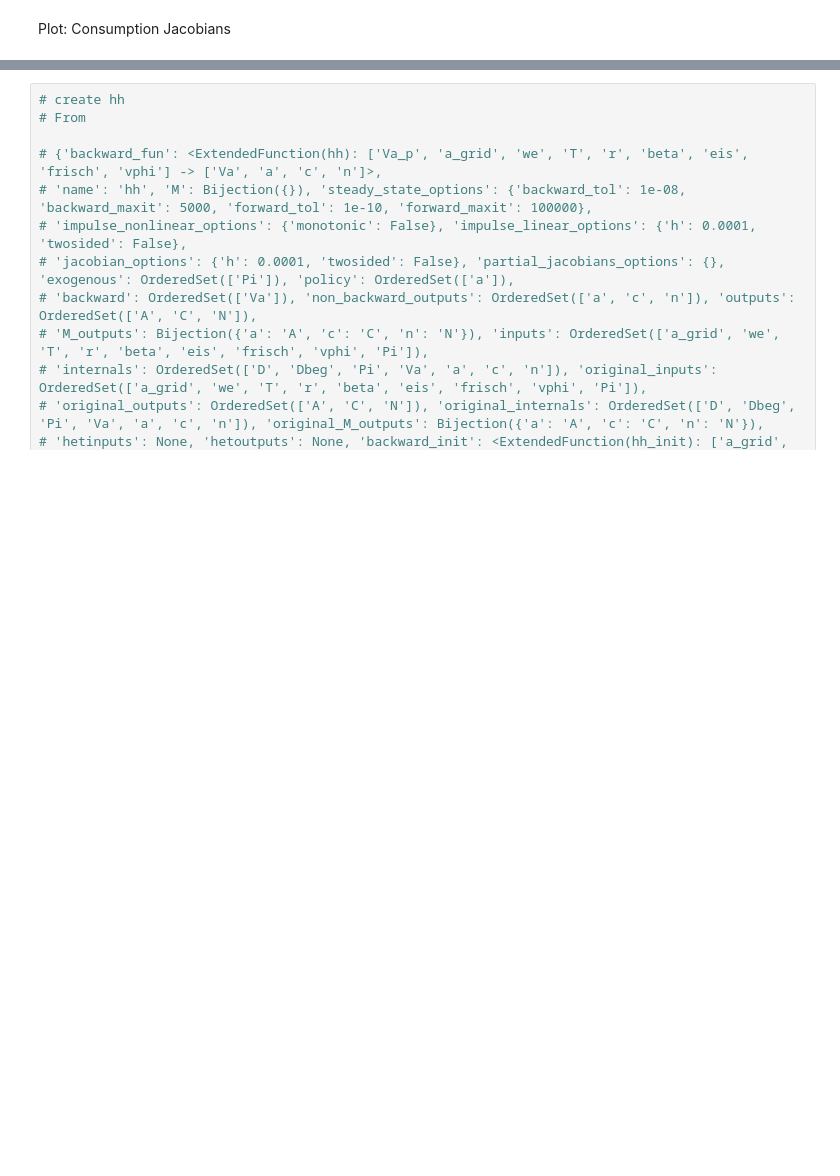
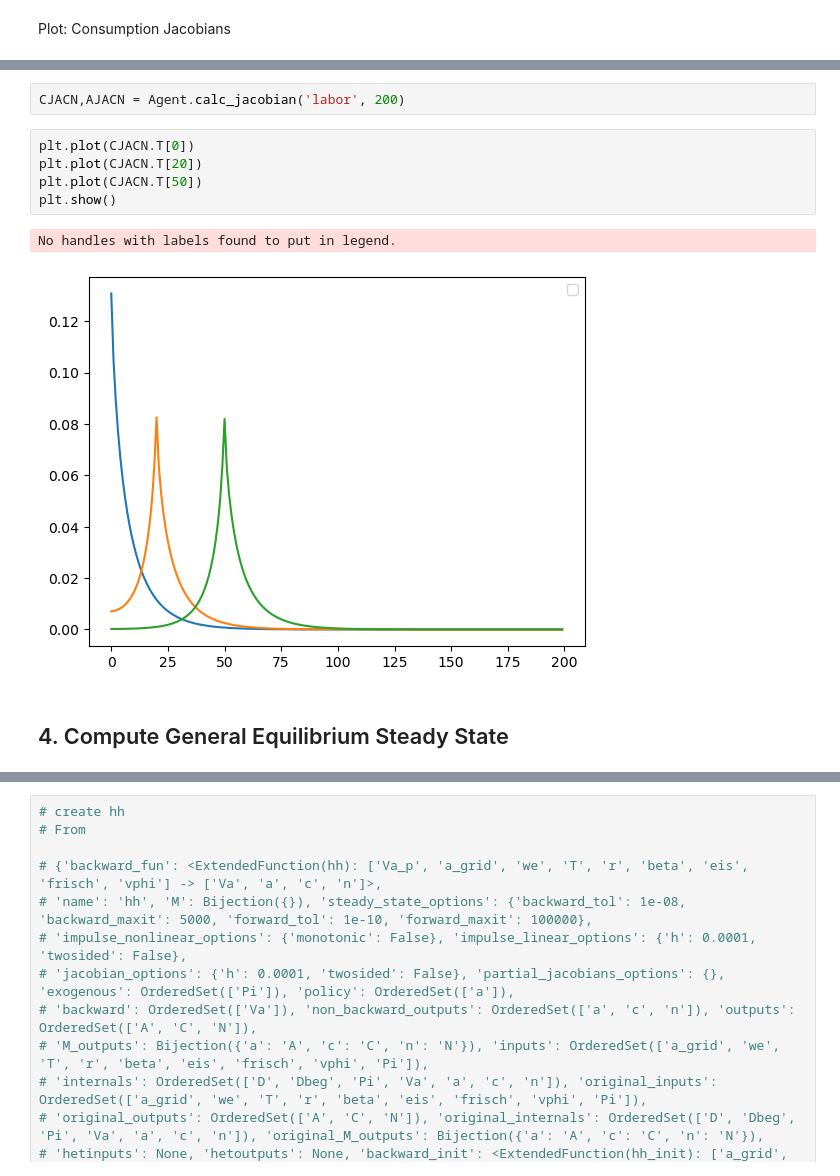
Before and after one commit to AMonninger/REMARK-ECB, a Jupyter notebook: code/python/IndShockConsumerType_HANK.ipynb, the cells around one changed output, grey strips where cells are left out. Saved outputs shown, nothing was run; the diff lists cells and outputs as text; blank space fills up the shorter version.

Commit message:
Friday: adding steady state

```diff
--- a/code/python/IndShockConsumerType_HANK.ipynb
+++ b/code/python/IndShockConsumerType_HANK.ipynb
@@ -165,0 +228,12 @@ plt.show()
+# %%
+CJACN,AJACN = Agent.calc_jacobian('labor', 200)
+# %%
+plt.plot(CJACN.T[0])
+plt.plot(CJACN.T[20])
+plt.plot(CJACN.T[50])
+plt.show()
+# %% [output]
+No handles with labels found to put in legend.
+[figure, added]
+# %% [markdown]
+## 4. Compute General Equilibrium Steady State
```
Also changed, not shown: parts of 58 cells of this notebook.
